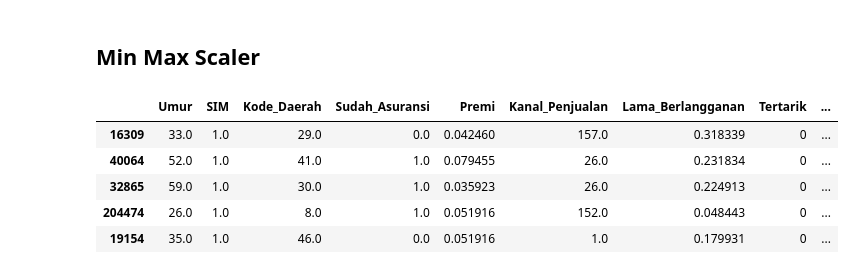
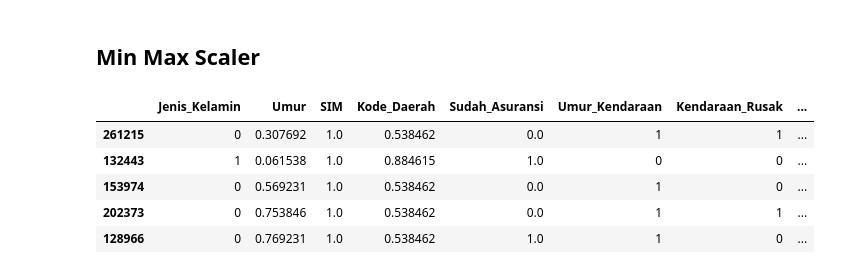
Before and after one commit to ShinyQ/Tugas-Besar-Pembelajaran-Mesin_Classification, a Jupyter notebook: DataPraprocessing.ipynb, the cells around one changed output. Cells and saved outputs as stored; diff of their text form; code cells hidden in the pictures.

Commit message:
Adding Outlier Preprocessing, And Some Models In Classification

```diff
--- a/DataPraprocessing.ipynb
+++ b/DataPraprocessing.ipynb
@@ -81,0 +108,6 @@ df["Premi"] = imp_mean.fit_transform(df[["Premi"]]).ravel()
+# %%
+df_train = df_train[~((df_train["Premi"] < BB) | (df_train["Premi"] > BA))]
+
+plt.title("Hasil Penghilangan Outlier Premi")
+sns.boxplot(y=df_train["Premi"])
+plt.show()
@@ -82,6 +116,8 @@ df["Premi"] = imp_mean.fit_transform(df[["Premi"]]).ravel()
+# %%
+df_train = df_train.fillna(df_train.mean())
 # %%
-df = df.dropna()
-df.isna().sum()
+df_train = df_train.dropna()
+df_train.isna().sum()
 # %% [output]
 Jenis_Kelamin        0
 Umur                 0
@@ -98,6 +146,6 @@ dtype: int64
 # %% [markdown]
 ## **One Hot Encoding**
 # %%
-categorical = ['Jenis_Kelamin', 'Kendaraan_Rusak', 'Umur_Kendaraan']
-df_train = pd.get_dummies(df, columns=categorical)
-df_train.sample(5)
+# categorical = ['Jenis_Kelamin', 'Kendaraan_Rusak', 'Umur_Kendaraan']
+# df_train = pd.get_dummies(df, columns=categorical)
+# df_train.sample(5)
@@ -122,17 +156,17 @@ df_test.sample(5)
 ## **Min Max Scaler**
 # %%
 scaler = MinMaxScaler()
-numerical = ['Premi', 'Lama_Berlangganan']
+numerical = ['Premi', 'Lama_Berlangganan', 'Umur', 'Kode_Daerah', 'Kanal_Penjualan']
 
 df_train[numerical] = scaler.fit_transform(df_train[numerical].values)
 df_train.sample(5)
 # %% [output]
-|  | Umur | SIM | Kode_Daerah | Sudah_Asuransi | Premi | Kanal_Penjualan | Lama_Berlangganan | Tertarik | ... |
-| 16309 | 33.0 | 1.0 | 29.0 | 0.0 | 0.042460 | 157.0 | 0.318339 | 0 | ... |
-| 40064 | 52.0 | 1.0 | 41.0 | 1.0 | 0.079455 | 26.0 | 0.231834 | 0 | ... |
-| 32865 | 59.0 | 1.0 | 30.0 | 1.0 | 0.035923 | 26.0 | 0.224913 | 0 | ... |
-| 204474 | 26.0 | 1.0 | 8.0 | 1.0 | 0.051916 | 152.0 | 0.048443 | 0 | ... |
-| 19154 | 35.0 | 1.0 | 46.0 | 0.0 | 0.051916 | 1.0 | 0.179931 | 0 | ... |
+|  | Jenis_Kelamin | Umur | SIM | Kode_Daerah | Sudah_Asuransi | Umur_Kendaraan | Kendaraan_Rusak | ... |
+| 261215 | 0 | 0.307692 | 1.0 | 0.538462 | 0.0 | 1 | 1 | ... |
+| 132443 | 1 | 0.061538 | 1.0 | 0.884615 | 1.0 | 0 | 0 | ... |
+| 153974 | 0 | 0.569231 | 1.0 | 0.538462 | 0.0 | 1 | 0 | ... |
+| 202373 | 0 | 0.753846 | 1.0 | 0.538462 | 0.0 | 1 | 1 | ... |
+| 128966 | 0 | 0.769231 | 1.0 | 0.538462 | 1.0 | 1 | 0 | ... |
 # %%
 df_test[numerical] = scaler.fit_transform(df_test[numerical].values)
 df_test.sample(5)
```
Also changed, not shown: parts of 16 cells of this notebook, 5 other files.
